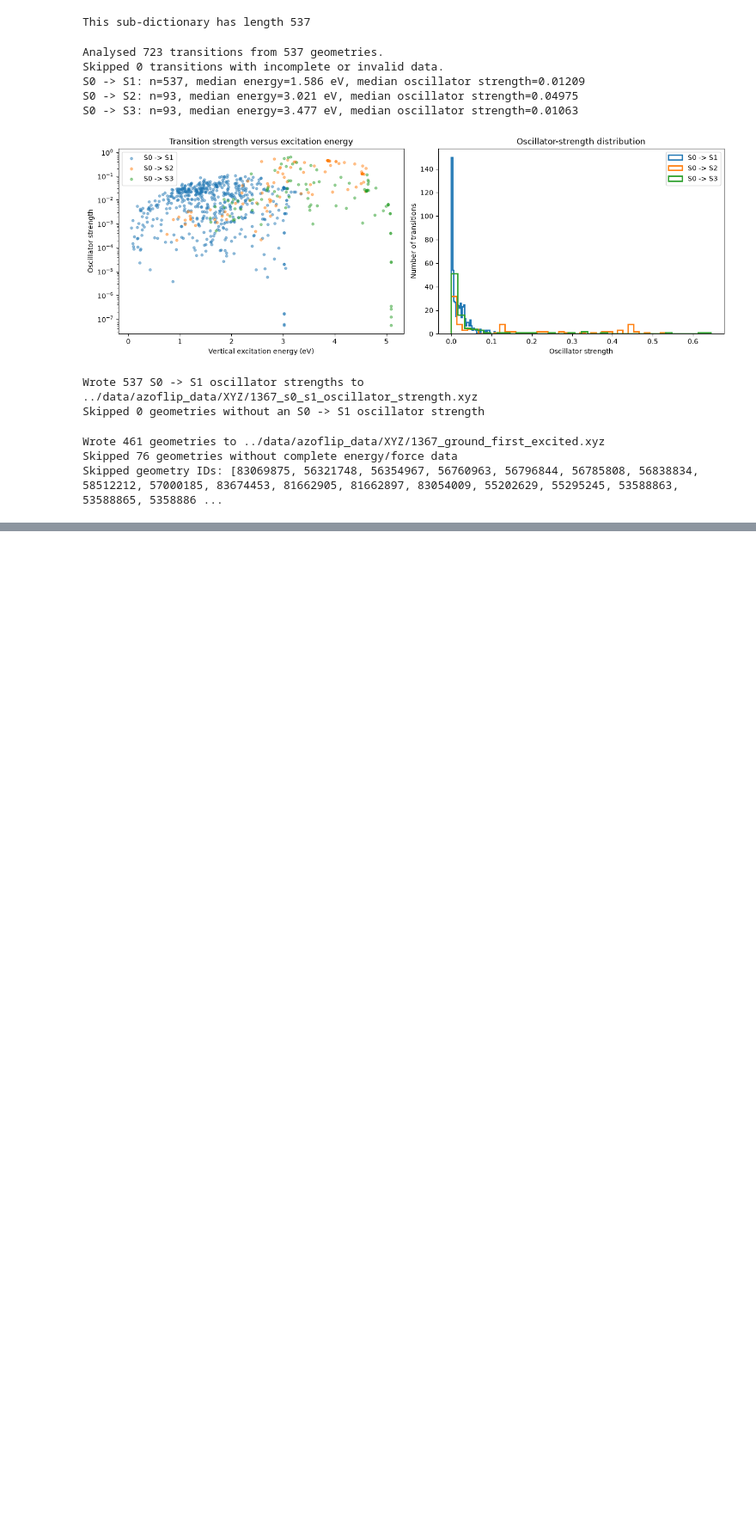
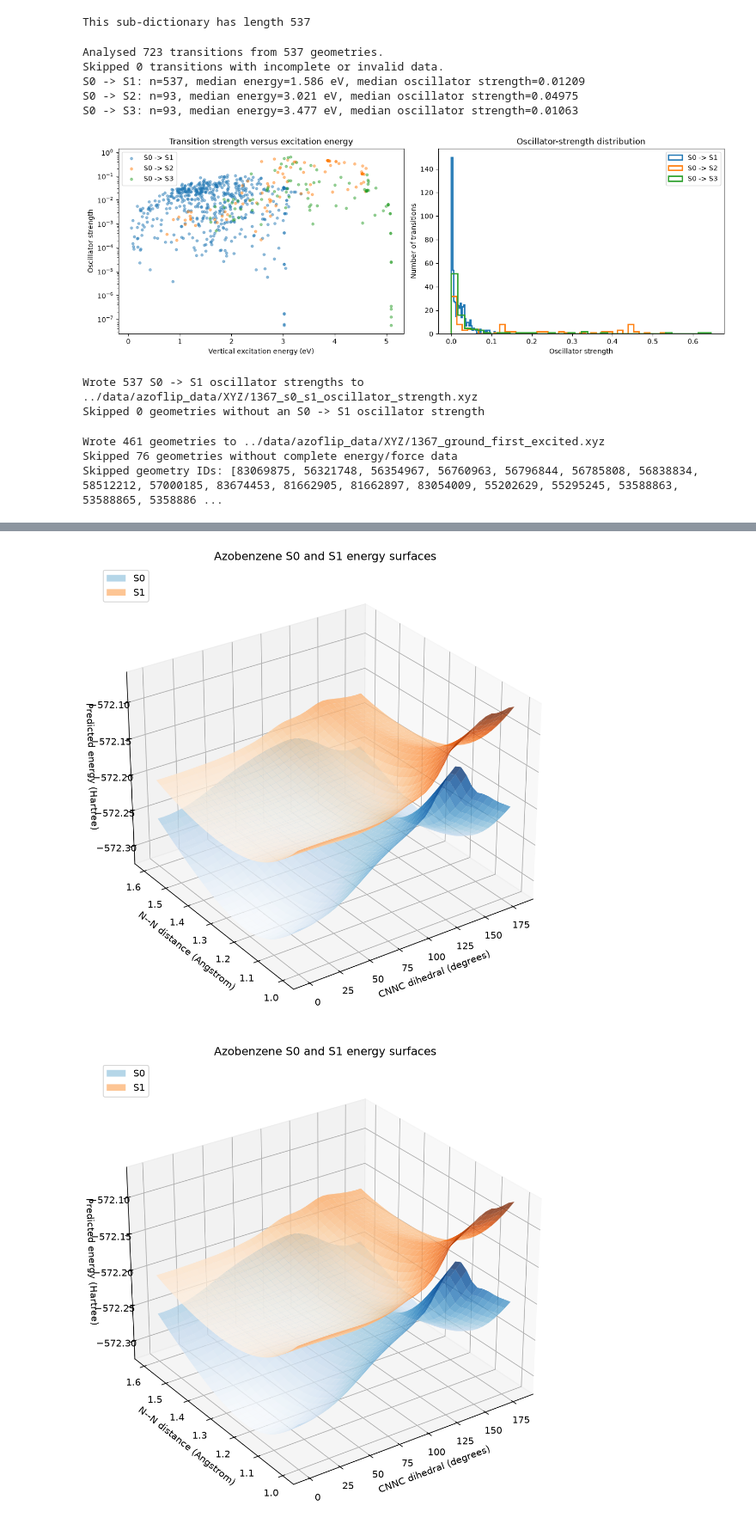
Before and after one commit to yoghurtfork/X-MACE-sampling, a Jupyter notebook: notebooks/azoflip.ipynb, the cells around one changed output, grey strips where cells are left out. Shown at 86% size. Cells and saved outputs as stored; diff of their text form; code cells hidden in the pictures; blank space fills up the shorter version.

```diff
--- a/notebooks/azoflip.ipynb
+++ b/notebooks/azoflip.ipynb
@@ -257,0 +491,56 @@ Skipped geometry IDs: [83069875, 56321748, 56354967, 56760963, 56796844, 5678580
+# %%
+# Plot 3D S0 and S1 energy surfaces for the static azobenzene grid.
+%matplotlib inline
+from pathlib import Path
+
+import ase.io
+import matplotlib.pyplot as plt
+import numpy as np
+
+grid_path = Path("../data/azoflip_data/XYZ/azobenzene_rotated_grid_static.xyz")
+frames = ase.io.read(grid_path, index=":")
+if not frames:
+    raise ValueError(f"No structures found in {grid_path}")
+
+dihedrals = np.asarray([frame.info["cnnc_dihedral_deg"] for frame in frames], dtype=float)
+nn_distances = np.asarray([frame.info["nn_distance_angstrom"] for frame in frames], dtype=float)
+energies = np.vstack([np.asarray(frame.info["REF_energy"], dtype=float).reshape(-1) for frame in frames])
+if energies.shape[1] < 2:
+    raise ValueError(f"Expected S0 and S1 energies, found shape {energies.shape}")
+
+dihedral_values = np.unique(dihedrals)
+nn_distance_values = np.unique(nn_distances)
+if len(frames) != len(dihedral_values) * len(nn_distance_values):
+    raise ValueError("Grid is incomplete or contains duplicate CNNC/N--N coordinate pairs.")
+
+energy_grid = np.full((2, len(nn_distance_values), len(dihedral_values)), np.nan)
+dihedral_index = {value: index for index, value in enumerate(dihedral_values)}
+nn_distance_index = {value: index for index, value in enumerate(nn_distance_values)}
+for dihedral, nn_distance, state_energies in zip(dihedrals, nn_distances, energies):
+    energy_grid[:, nn_distance_index[nn_distance], dihedral_index[dihedral]] = state_energies[:2]
+if np.isnan(energy_grid).any():
+    raise ValueError("Could not populate every S0/S1 grid point.")
+
+dihedral_mesh, nn_distance_mesh = np.meshgrid(dihedral_values, nn_distance_values)
+fig = plt.figure(figsize=(9, 7), constrained_layout=True)
+axis = fig.add_subplot(projection="3d")
+s0_surface = axis.plot_surface(
+    dihedral_mesh, nn_distance_mesh, energy_grid[0], cmap="Blues",
+    linewidth=0, antialiased=True, alpha=0.78,
+)
+s1_surface = axis.plot_surface(
+    dihedral_mesh, nn_distance_mesh, energy_grid[1], cmap="Oranges",
+    linewidth=0, antialiased=True, alpha=0.78,
+)
+axis.set(
+    title="Azobenzene S0 and S1 energy surfaces",
+    xlabel="CNNC dihedral (degrees)",
+    ylabel="N--N distance (Angstrom)",
+    zlabel="Predicted energy (Hartree)",
+)
+axis.view_init(elev=28, azim=-125)
+axis.legend([s0_surface, s1_surface], ["S0", "S1"], loc="upper left")
+plt.show()
+# %% [output]
+[figure, added]
+[figure, added]
```
Also changed, not shown: parts of 5 cells of this notebook, 2 other files.
